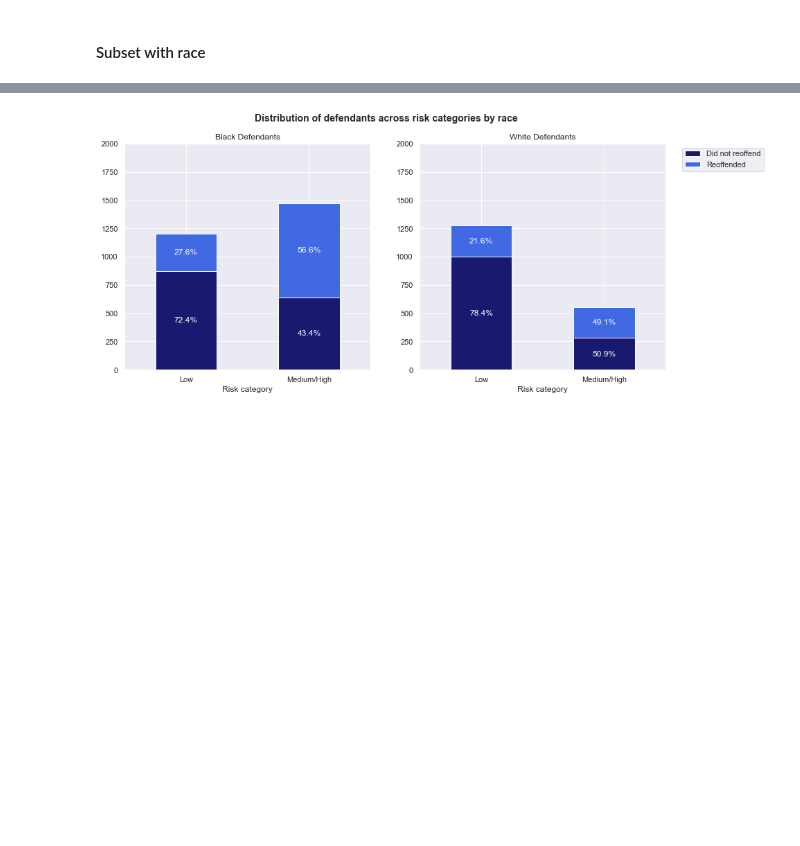
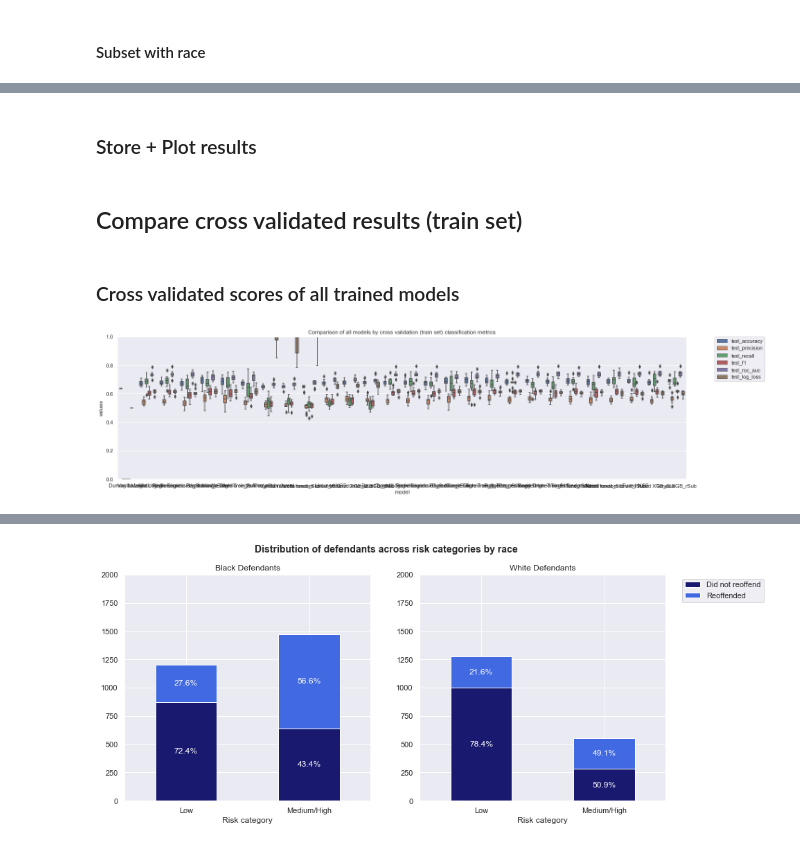
Before and after one commit to Heity94/Compas-recidivism-analysis, a Jupyter notebook: notebooks/Philipp/Final_presentation.ipynb, the cells around one changed output, grey strips where cells are left out. Drawn from its saved outputs; the diff is of its cells as text; code cells hidden in the pictures; blank space fills up the shorter version.

```diff
--- a/notebooks/Philipp/Final_presentation.ipynb
+++ b/notebooks/Philipp/Final_presentation.ipynb
@@ -631,0 +632,2 @@ plt.tight_layout(pad=1.5)
+# %%
+clf_scoring = ['accuracy', 'precision', 'recall', 'f1', 'roc_auc', 'neg_log_loss']
@@ -1475,0 +1638,30 @@ grid_results_list.append(grid_XGB_rs)
+# %% [markdown]
+### Store + Plot results
+# %%
+# Transform cv-results
+cv_results_trans = save_cv_results(cv_results_list, cv_models_list)
+grid_results_trans = save_grid_cv_results(grid_results_list, grid_models_list, clf_scoring)
+
+cv_results_df = pd.concat(cv_results_trans+grid_results_trans, ignore_index=True)
+
+cv_results_df_rSub = cv_results_df[cv_results_df['model'].str.contains('rSub')
+                                   &(cv_results_df["model"].str.contains('Untuned')==False)]
+cv_results_df_Sub = cv_results_df[(cv_results_df['model'].str.contains('_Sub'))
+                                  &(cv_results_df["model"].str.contains('Untuned')==False)]
+
+# Create df for plotting
+cv_results_plots = pd.melt(cv_results_df, id_vars=['model'], var_name='metrics', value_name='values')
+
+# Create df for plotting Sub
+cv_results_plots_Sub = pd.melt(cv_results_df_Sub, id_vars=['model'], var_name='metrics', value_name='values')
+
+# Create df for plotting rSub
+cv_results_plots_rSub = pd.melt(cv_results_df_rSub, id_vars=['model'], var_name='metrics', value_name='values')
+
+cv_results_df.to_csv("cv_results_df.csv", index=False)
+cv_results_plots_Sub.to_csv("cv_results_plots_Sub.csv", index=False)
+cv_results_plots_rSub.to_csv("cv_results_plots_rSub.csv", index=False)
+
+cv_results_df = pd.read_csv("cv_results_df.csv")
+cv_results_plots_Sub = pd.read_csv("cv_results_plots_Sub.csv")
+cv_results_plots_rSub = pd.read_csv("cv_results_plots_rSub.csv")
@@ -1475,0 +1671,14 @@ grid_results_list.append(grid_XGB_rs)
+# %% [markdown]
+## Compare cross validated results (train set)
+# %% [markdown]
+### Cross validated scores of all trained models
+# %%
+# Show results for all models
+plt.figure(figsize=(20, 5), constrained_layout=True)
+sns.boxplot(x="model", y="values", hue="metrics", data=cv_results_plots)#, palette="Set3")
+plt.legend(bbox_to_anchor=(1.05, 1), loc=2, borderaxespad=0.)
+plt.ylim(0,1)
+plt.title('Comparison of all models by cross validation (train set) classification metrics');
+#plt.savefig('./benchmark_models_performance.png',dpi=300)
+# %% [output]
+[figure, added]
```
Also changed, not shown: parts of 137 cells of this notebook, 4 other files.
